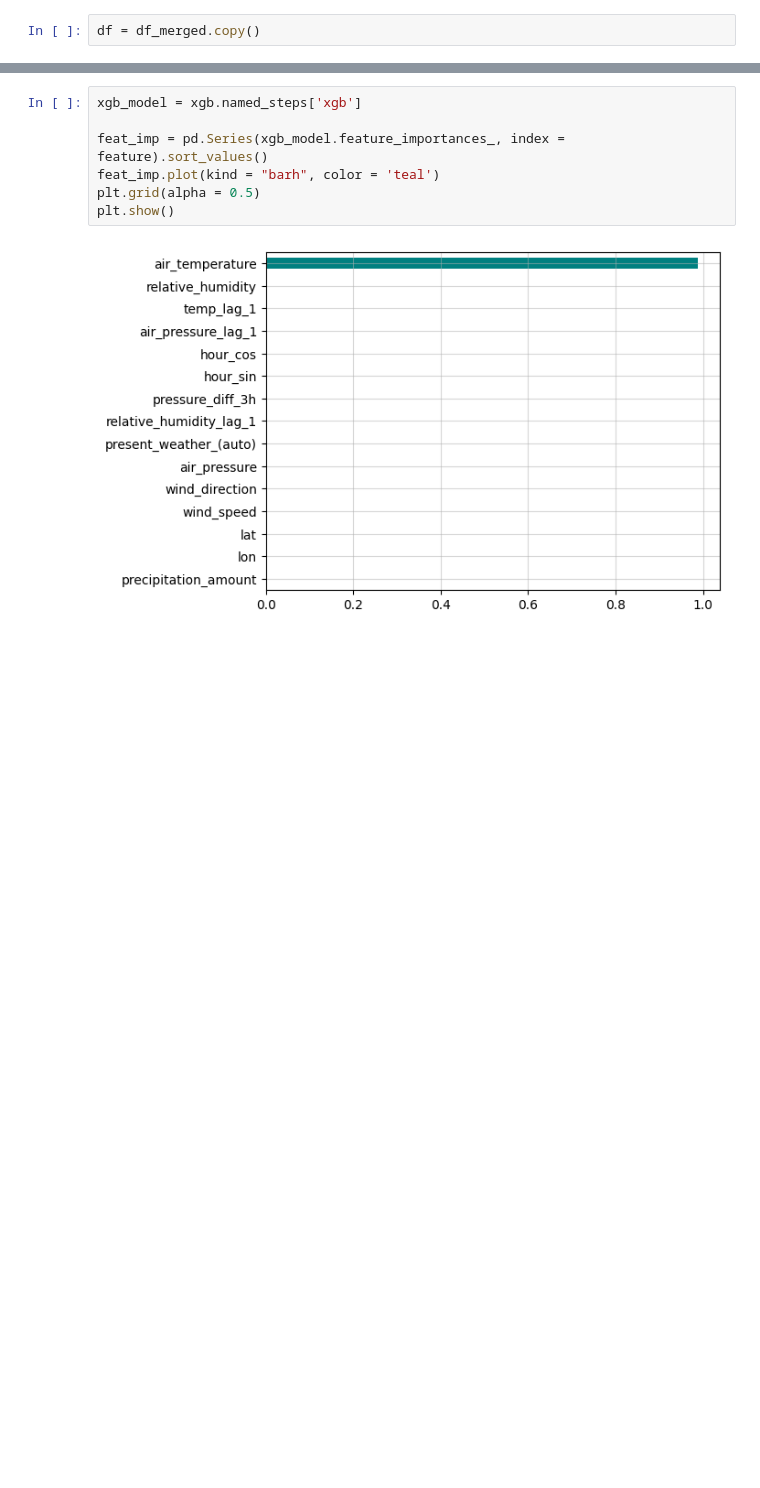
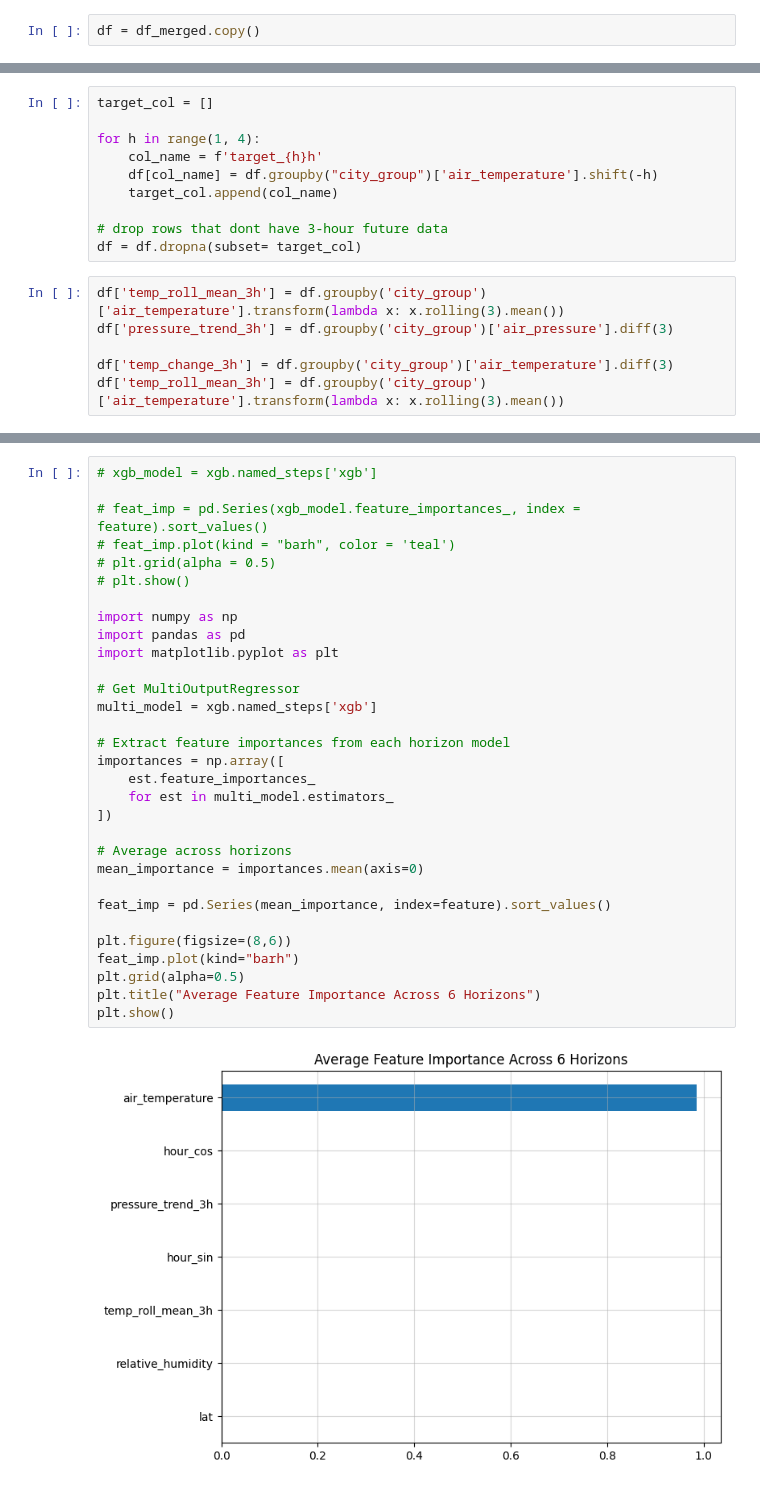
Before and after one commit to Doug-Vo/Weather-Predictor, a Jupyter notebook: Data_pipeline.ipynb, the cells around one changed output, grey strips where cells are left out. Saved outputs shown, nothing was run; the diff lists cells and outputs as text; blank space fills up the shorter version.

Commit message:
WP-9-Update-model

```diff
--- a/Data_pipeline.ipynb
+++ b/Data_pipeline.ipynb
@@ -315,6 +308,22 @@ df['hour_cos'] = np.cos(2 * np.pi * df['hour'] / 24)
 # df['month_sin'] = np.sin(2 * np.pi * df['month'] / 12)
 # df['month_cos'] = np.cos(2 * np.pi * df['month'] / 12)
 df = df.dropna()
+# %%
+target_col = []
+
+for h in range(1, 4):
+    col_name = f'target_{h}h'
+    df[col_name] = df.groupby("city_group")['air_temperature'].shift(-h)
+    target_col.append(col_name)
+
+# drop rows that dont have 3-hour future data
+df = df.dropna(subset= target_col)
+# %%
+df['temp_roll_mean_3h'] = df.groupby('city_group')['air_temperature'].transform(lambda x: x.rolling(3).mean())
+df['pressure_trend_3h'] = df.groupby('city_group')['air_pressure'].diff(3)
+
+df['temp_change_3h'] = df.groupby('city_group')['air_temperature'].diff(3)
+df['temp_roll_mean_3h'] = df.groupby('city_group')['air_temperature'].transform(lambda x: x.rolling(3).mean())
 # %%
 df.columns
 # %% [output]
@@ -418,10 +467,34 @@ Pipeline(steps=[('scaler', StandardScaler()), ('model', LinearRegression())])
 # %%
-xgb_model = xgb.named_steps['xgb']
+# xgb_model = xgb.named_steps['xgb']
 
-feat_imp = pd.Series(xgb_model.feature_importances_, index = feature).sort_values()
-feat_imp.plot(kind = "barh", color = 'teal')
-plt.grid(alpha = 0.5)
+# feat_imp = pd.Series(xgb_model.feature_importances_, index = feature).sort_values()
+# feat_imp.plot(kind = "barh", color = 'teal')
+# plt.grid(alpha = 0.5)
+# plt.show()
+
+import numpy as np
+import pandas as pd
+import matplotlib.pyplot as plt
+
+# Get MultiOutputRegressor
+multi_model = xgb.named_steps['xgb']
+
+# Extract feature importances from each horizon model
+importances = np.array([
+    est.feature_importances_
+    for est in multi_model.estimators_
+])
+
+# Average across horizons
+mean_importance = importances.mean(axis=0)
+
+feat_imp = pd.Series(mean_importance, index=feature).sort_values()
+
+plt.figure(figsize=(8,6))
+feat_imp.plot(kind="barh")
+plt.grid(alpha=0.5)
+plt.title("Average Feature Importance Across 6 Horizons")
 plt.show()
 # %% [output]
-[figure, old version]
+[figure, new version]
 # %%
```
Also changed, not shown: parts of 17 cells of this notebook.
